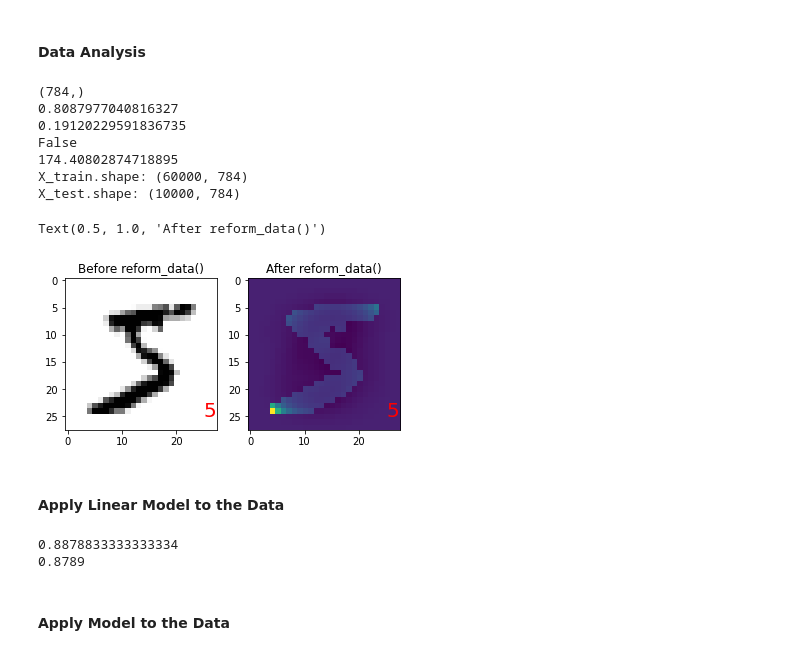
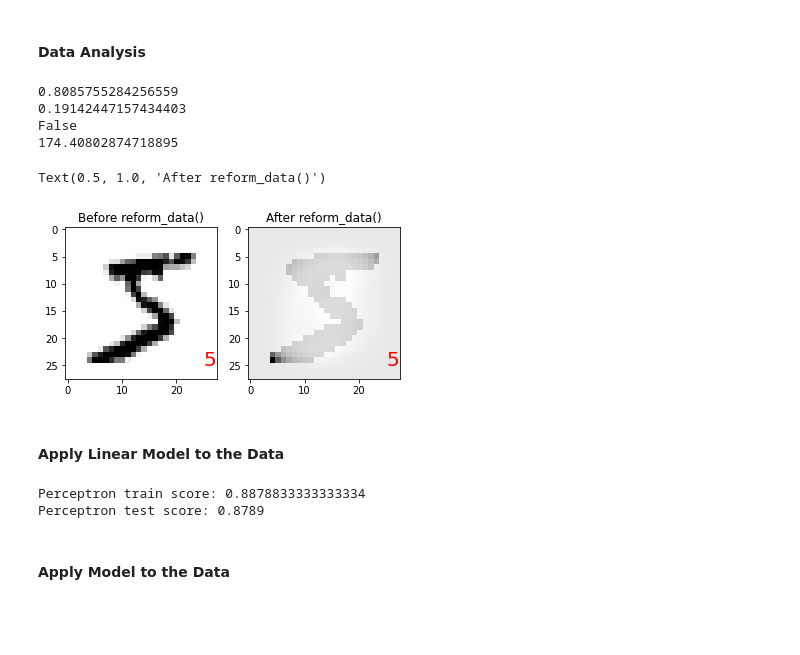
Before and after one commit to rohannakra/AI-Predicts-Hand-Written-Digits, a Jupyter notebook: mnist_dataset.ipynb, the cells around one changed output. Drawn from its saved outputs; the diff is of its cells as text; code cells hidden in the pictures; blank space fills up the shorter version.

```diff
--- a/mnist_dataset.ipynb
+++ b/mnist_dataset.ipynb
@@ -69,13 +80,9 @@ plt.show()
 data = np.concatenate((X_train, X_test))
 target = np.concatenate((y_train, y_test))
 
-# NOTE: The amount of features (784) will take lots of computational power.
-
-print(data[0].shape)    # -> (784,)
-
 # Check % of data that's 0.
-print(np.sum(X_train == 0)/X_train.size)    # -> 80%
-print(np.sum(X_train != 0)/X_train.size)    # -> 20%
+print(np.sum(data == 0)/data.size)    # -> 80%
+print(np.sum(data != 0)/data.size)    # -> 20%
 
 # Check for null values.
 print(np.isnan(np.sum(data)))    # -> False
@@ -93,49 +100,52 @@ print(average_val := sum(all_values)/len(all_values))    # -> 174.4
 # Create scaler.
 scaler = StandardScaler()
 
-
 # Reform the data according to value.
 def reform_data(arr, scale=None):
     new_arr = []
     for sub_arr in arr:
         new_arr.append([])
         index = new_arr.index([])    # Finds index of new row/sample.
         for i in sub_arr:
             if i != 0:
                 new_arr[index].append(average_val)
             else:
                 new_arr[index].append(0)
 
     return np.array(new_arr) if scale is None else scale(np.array(new_arr))
 
+# Keep one sample to compare.
+sample = X_train[0]
 
 # Reform the data.
 X_train = reform_data(X_train, scaler.fit_transform)
 X_test = reform_data(X_test, scaler.transform)
 
-print(f'X_train.shape: {X_train.shape}')    # -> (60000, 784)
-print(f'X_test.shape: {X_test.shape}')    # -> (10000, 784)
+# Change data to image data.
+X_train = X_train.reshape((60000, 28, 28, 1)).astype('float32')
+X_test = X_test.reshape((10000, 28, 28, 1)).astype('float32')
+
+# Change to categorical data.
+y_train = to_categorical(y_train)
+y_test = to_categorical(y_test)
 
 # Check how X_train sample is now different.
 fig, (ax1, ax2) = plt.subplots(1, 2)
 
-ax1.imshow(data[0].reshape((28, 28)), cmap='binary')
-ax1.text(25, 25, target[0], fontsize=20, color='red')
+ax1.imshow(sample.reshape(28, 28), cmap='binary')
+ax1.text(25, 25, np.where(y_train[0] == 1)[0][0], fontsize=20, color='red')
 ax1.set_title('Before reform_data()')
 
-ax2.imshow(X_train[0].reshape((28, 28)), cmap='binary')
-ax2.text(25, 25, target[0], fontsize=20, color='red')
+ax2.imshow(X_train[0], cmap='binary')
+ax2.text(25, 25, np.where(y_train[0] == 1)[0][0], fontsize=20, color='red')
 ax2.set_title('After reform_data()')
 # %% [output]
-(784,)
-0.8087977040816327
-0.19120229591836735
+0.8085755284256559
+0.19142447157434403
 False
 174.40802874718895
-X_train.shape: (60000, 784)
-X_test.shape: (10000, 784)
 Text(0.5, 1.0, 'After reform_data()')
-[figure, old version]
+[figure, new version]
 # %% [markdown]
 #### Apply Linear Model to the Data
 # %%
@@ -143,12 +153,12 @@ lin_clf = Perceptron()    # Perceptron only works when data is linear.
 
 # NOTE: SVDs are good for dimensionality reduction when data has a lot of zeros.
 
-lin_clf.fit(X_train, y_train)
+lin_clf.fit(X_train.reshape(60000, 784), y_train)
 
-print(lin_clf.score(X_train, y_train))
-print(lin_clf.score(X_test, y_test))
+print(f'Perceptron train score: {lin_clf.score(X_train.reshape(60000, 784), y_train)}')
+print(f'Perceptron test score: {lin_clf.score(X_test.reshape(10000, 784), y_test)}')
 # %% [output]
-0.8878833333333334
-0.8789
+Perceptron train score: 0.8878833333333334
+Perceptron test score: 0.8789
 # %% [markdown]
 #### Apply Model to the Data
```
Also changed, not shown: parts of 10 cells of this notebook, 1 other file.
